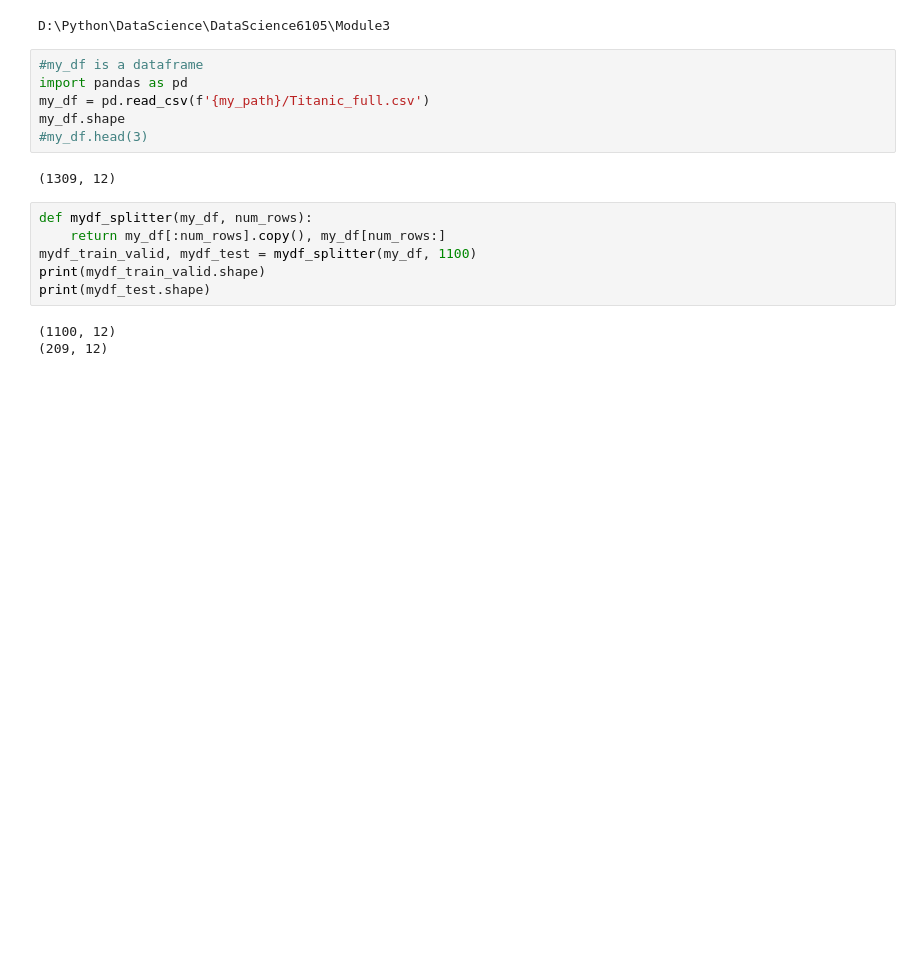
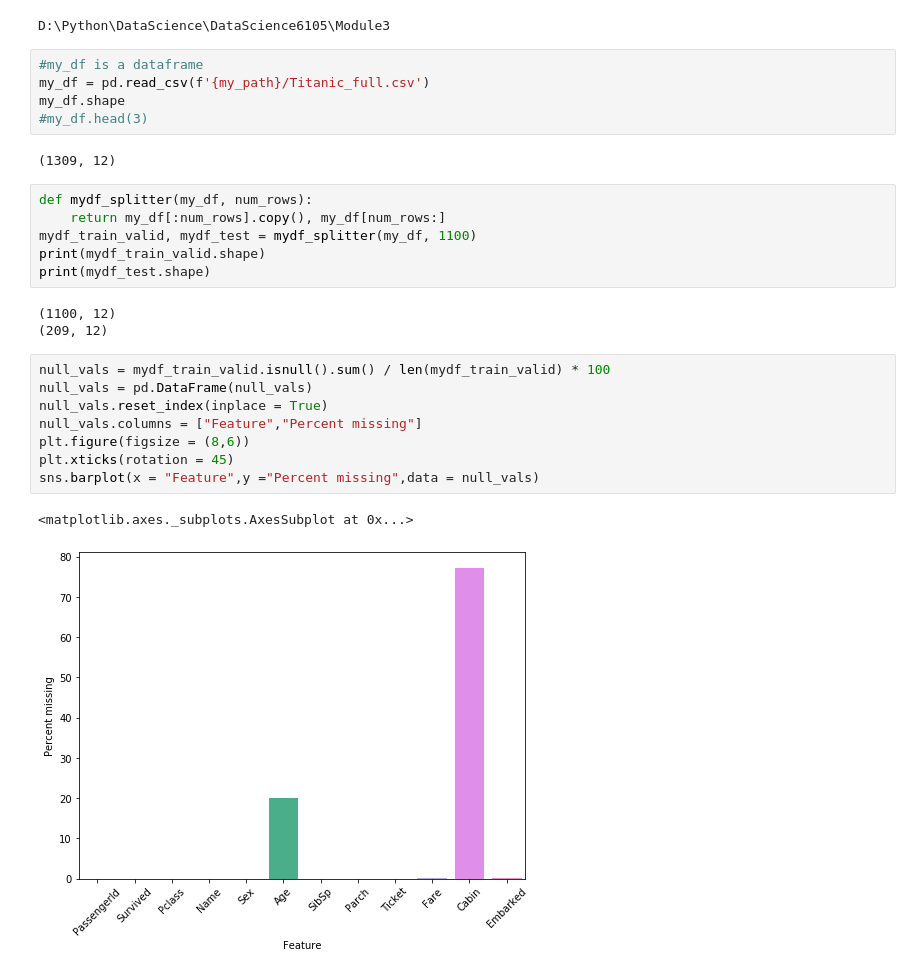
Before and after one commit to luckkyzhou/DataScience6105, a Jupyter notebook: Module3/Module_III_try.ipynb, the cells around one changed output. Drawn from its saved outputs; the diff is of its cells as text; blank space fills up the shorter version.

```diff
--- a/Module3/Module_III_try.ipynb
+++ b/Module3/Module_III_try.ipynb
@@ -21,7 +21,6 @@ print(my_path)
 D:\Python\DataScience\DataScience6105\Module3
 # %%
 #my_df is a dataframe
-import pandas as pd
 my_df = pd.read_csv(f'{my_path}/Titanic_full.csv')
 my_df.shape
 #my_df.head(3)
@@ -36,3 +35,14 @@ print(mydf_test.shape)
 # %% [output]
 (1100, 12)
 (209, 12)
+# %%
+null_vals = mydf_train_valid.isnull().sum() / len(mydf_train_valid) * 100
+null_vals = pd.DataFrame(null_vals)
+null_vals.reset_index(inplace = True)
+null_vals.columns = ["Feature","Percent missing"]
+plt.figure(figsize = (8,6))
+plt.xticks(rotation = 45)
+sns.barplot(x = "Feature",y ="Percent missing",data = null_vals)
+# %% [output]
+<matplotlib.axes._subplots.AxesSubplot at 0x...>
+[figure, added]
```
Also changed, not shown: parts of 18 cells of this notebook, 1 other file.
